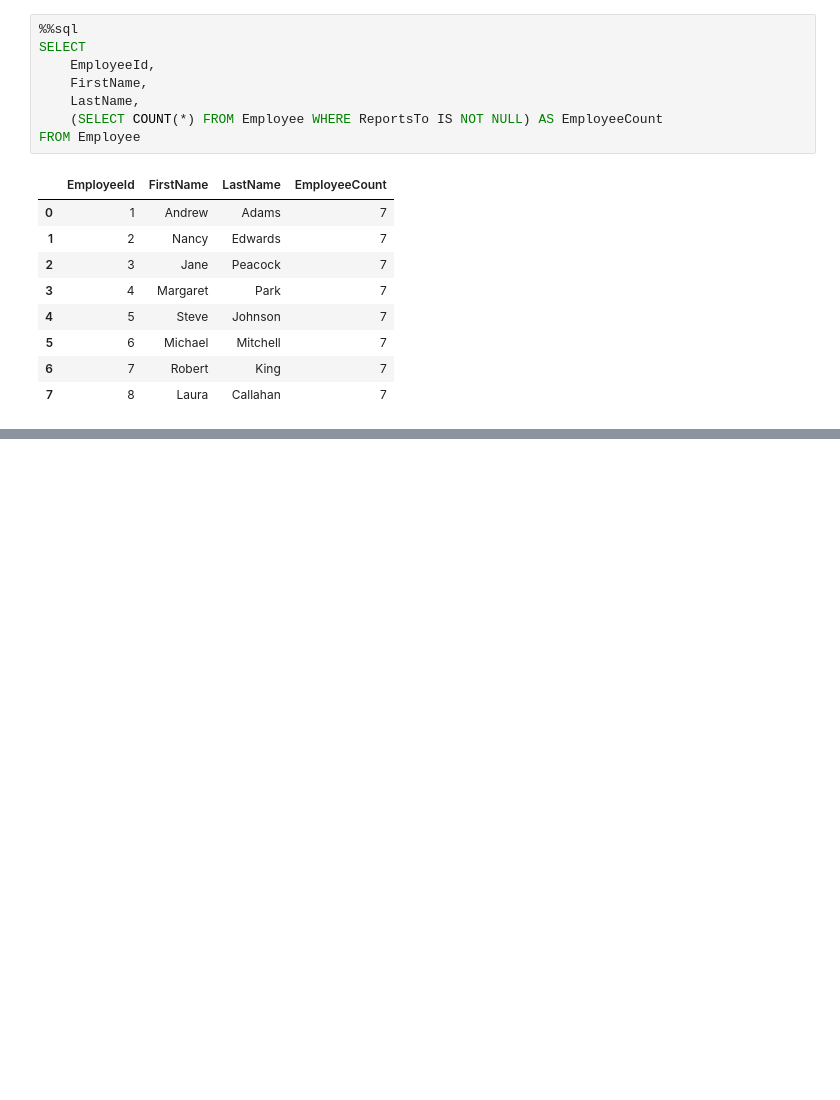
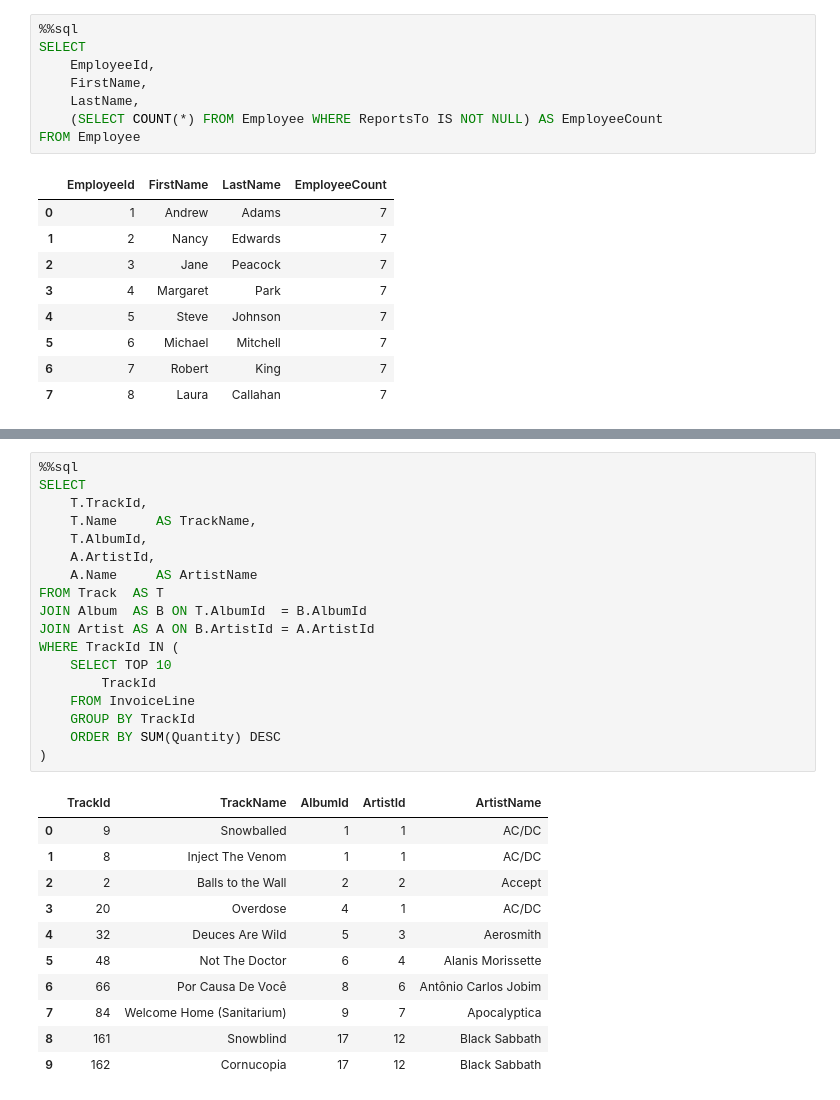
Before and after one commit to zhangfan9607243/NavigationBA_Codes, a Jupyter notebook: codes/Module4/Topic03/Topic03_04/Topic03_04.ipynb, the cells around one changed output, grey strips where cells are left out. Cells and saved outputs as stored; diff of their text form; blank space fills up the shorter version.

```diff
--- a/codes/Module4/Topic03/Topic03_04/Topic03_04.ipynb
+++ b/codes/Module4/Topic03/Topic03_04/Topic03_04.ipynb
@@ -221,0 +329,30 @@ FROM Employee
+# %%
+%%sql
+SELECT
+    T.TrackId,
+    T.Name     AS TrackName,
+    T.AlbumId,
+    A.ArtistId,
+    A.Name     AS ArtistName
+FROM Track  AS T
+JOIN Album  AS B ON T.AlbumId  = B.AlbumId
+JOIN Artist AS A ON B.ArtistId = A.ArtistId
+WHERE TrackId IN (
+    SELECT TOP 10
+        TrackId
+    FROM InvoiceLine
+    GROUP BY TrackId
+    ORDER BY SUM(Quantity) DESC
+)
+# %% [output]
+|  | TrackId | TrackName | AlbumId | ArtistId | ArtistName |
+| 0 | 9 | Snowballed | 1 | 1 | AC/DC |
+| 1 | 8 | Inject The Venom | 1 | 1 | AC/DC |
+| 2 | 2 | Balls to the Wall | 2 | 2 | Accept |
+| 3 | 20 | Overdose | 4 | 1 | AC/DC |
+| 4 | 32 | Deuces Are Wild | 5 | 3 | Aerosmith |
+| 5 | 48 | Not The Doctor | 6 | 4 | Alanis Morissette |
+| 6 | 66 | Por Causa De Você | 8 | 6 | Antônio Carlos Jobim |
+| 7 | 84 | Welcome Home (Sanitarium) | 9 | 7 | Apocalyptica |
+| 8 | 161 | Snowblind | 17 | 12 | Black Sabbath |
+| 9 | 162 | Cornucopia | 17 | 12 | Black Sabbath |
```
Also changed, not shown: parts of 13 cells of this notebook, 22 other files.
